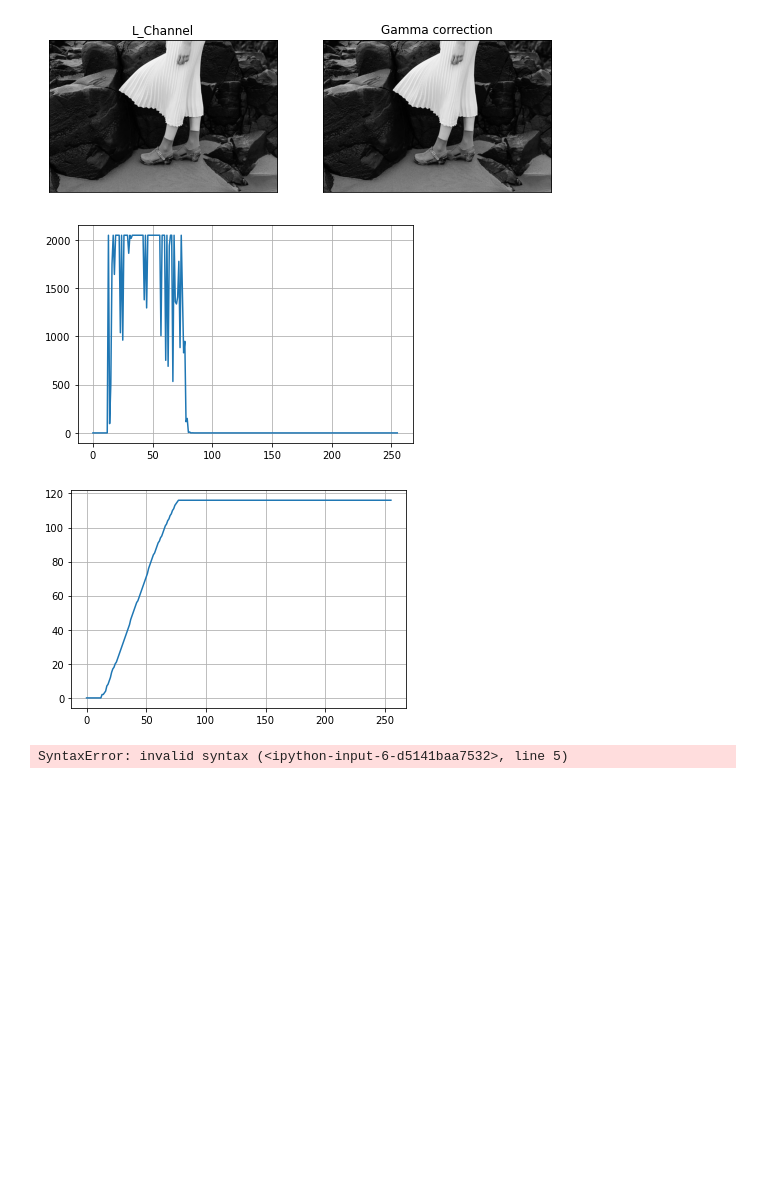
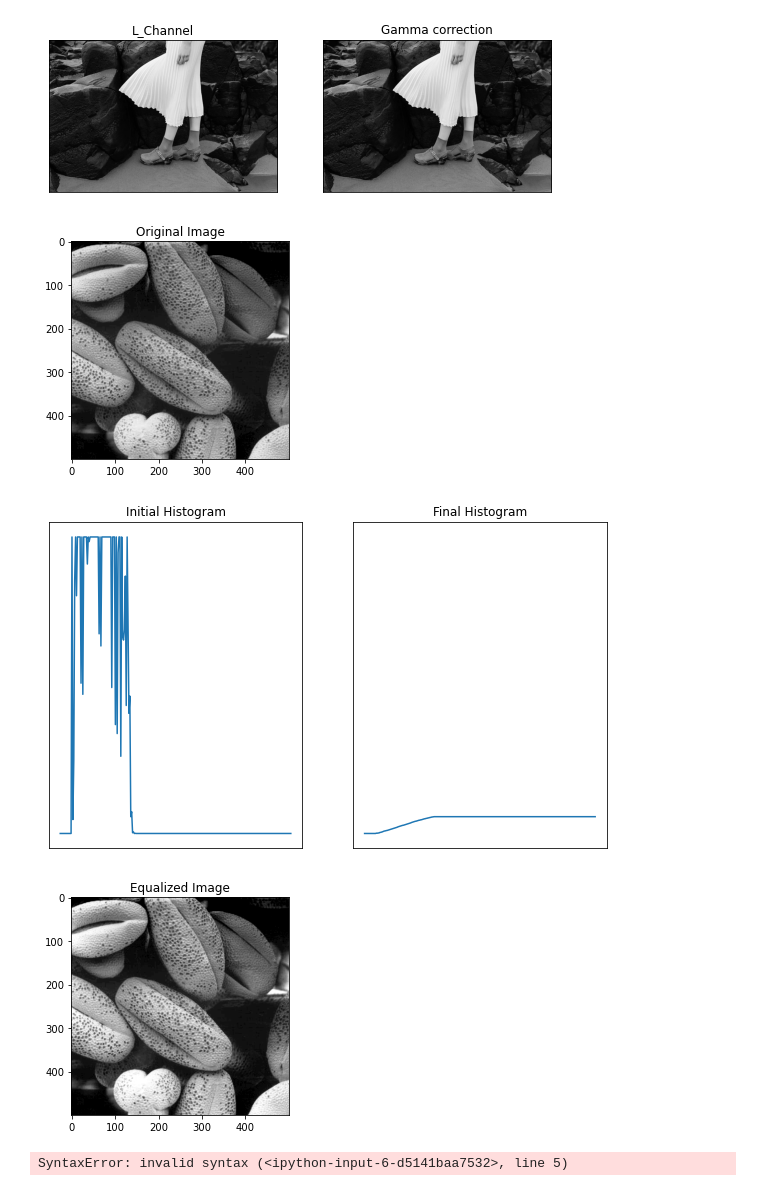
Before and after one commit to Gajaan08/FUNDAMENTALS-OF-IMAGE-PROCESSING, a Jupyter notebook: Assignment1/Assignment01_190185D.ipynb, the cells around one changed output. Cells and saved outputs as stored; diff of their text form; code cells hidden in the pictures; blank space fills up the shorter version.

```diff
--- a/Assignment1/Assignment01_190185D.ipynb
+++ b/Assignment1/Assignment01_190185D.ipynb
@@ -250,62 +252,54 @@ plt.show()
 # %%
 import numpy as np
 import cv2
-
-path = "shells.png"
-img = cv2.imread(path,0)
-
-#To display image before equalization
-cv2.imshow('image',img)
-cv2.waitKey(0)
-
+img = cv2.imread("shells.png",0)
 
 a = np.zeros((256,),dtype=np.float16)
 b = np.zeros((256,),dtype=np.float16)
 
 height,width=img.shape
-
 #finding histogram
 for i in range(width):
     for j in range(height):
         g = img[j,i]
         a[g] = a[g]+1
-
-#print(a)
-fig,ax = plt.subplots()
-ax.plot(a)
-plt.grid()
-plt.show()
 
 #performing histogram equalization
 tmp = 1.0/(height*width)
 b = np.zeros((256,),dtype=np.float16)
 
 for i in range(256):
     for j in range(i+1):
         b[i] += a[j] * tmp;
     b[i] = round(b[i] * 255);
 
 # b now contains the equalized histogram
 b=b.astype(np.uint8)
 
-#print(b)
-fig,ax = plt.subplots()
-ax.plot(b)
-plt.grid()
+fig, axes  = plt.subplots(1,2, sharex='all', sharey='all', figsize=(10,6))
+axes[0].plot(a)
+axes[0].set_title("Initial Histogram")
+axes[0].set_xticks([]), axes[0].set_yticks([])
+axes[1].plot(b)
+axes[1].set_title("Final Histogram")
+axes[1].set_xticks([]), axes[1].set_yticks([])
 plt.show()
 
+plt.imshow(img,cmap='gray')
+plt.title("Original Image")
+plt.show()
 #Re-map values from equalized histogram into the image
 for i in range(width):
     for j in range(height):
         g = img[j,i]
         img[j,i]= b[g]
-
-cv2.imshow('image',img)
-cv2.waitKey(0)
-cv2.destroyAllWindows()
+plt.imshow(img,cmap='gray')
+plt.title("Equalized Image")
+plt.show()
 # %% [output]
-[figure, old version]
+[figure, new version]
-[figure, old version]
+[figure, new version]
+[figure, added]
 # %%
 import cv2
 import numpy as np
```
Also changed, not shown: parts of 1 cell of this notebook.
